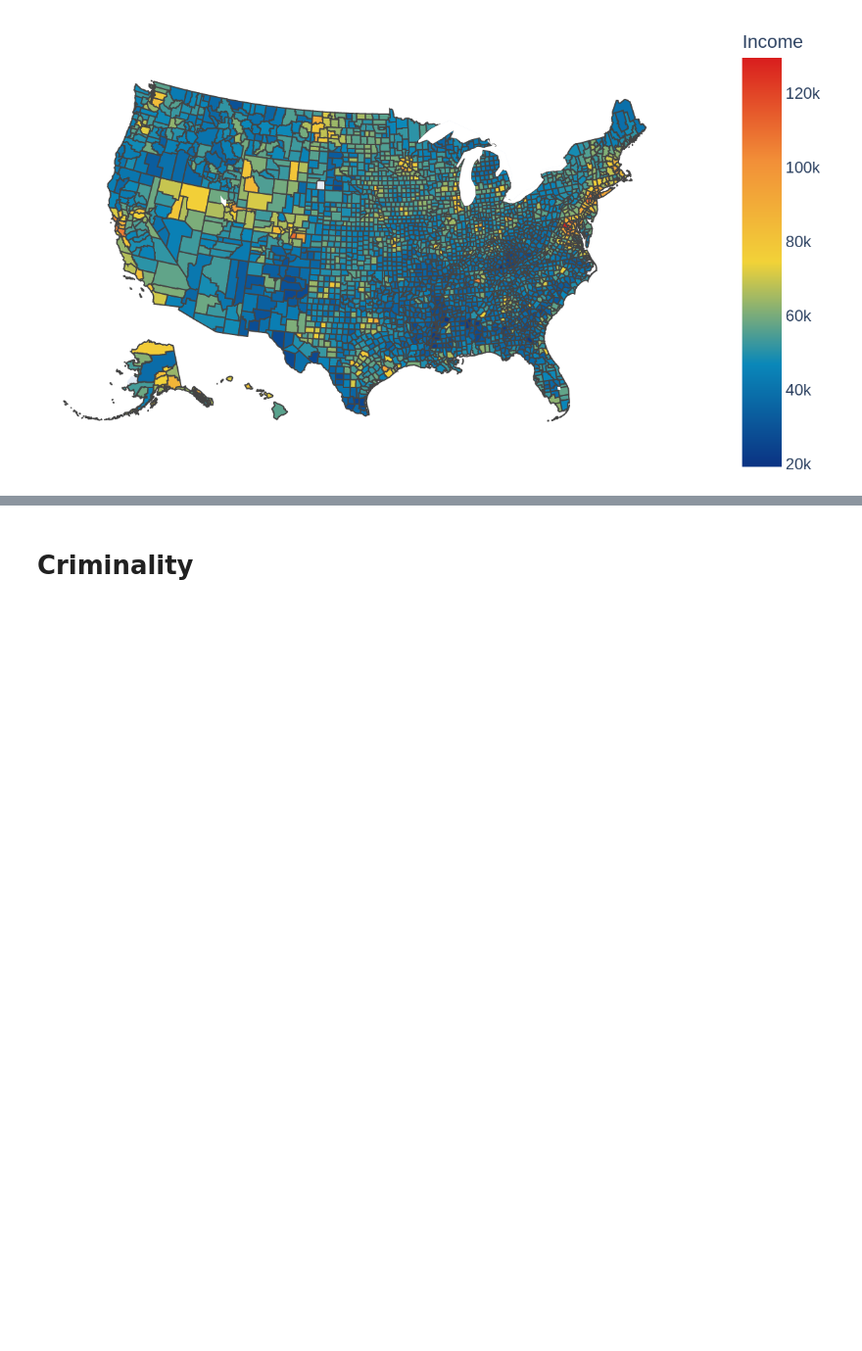
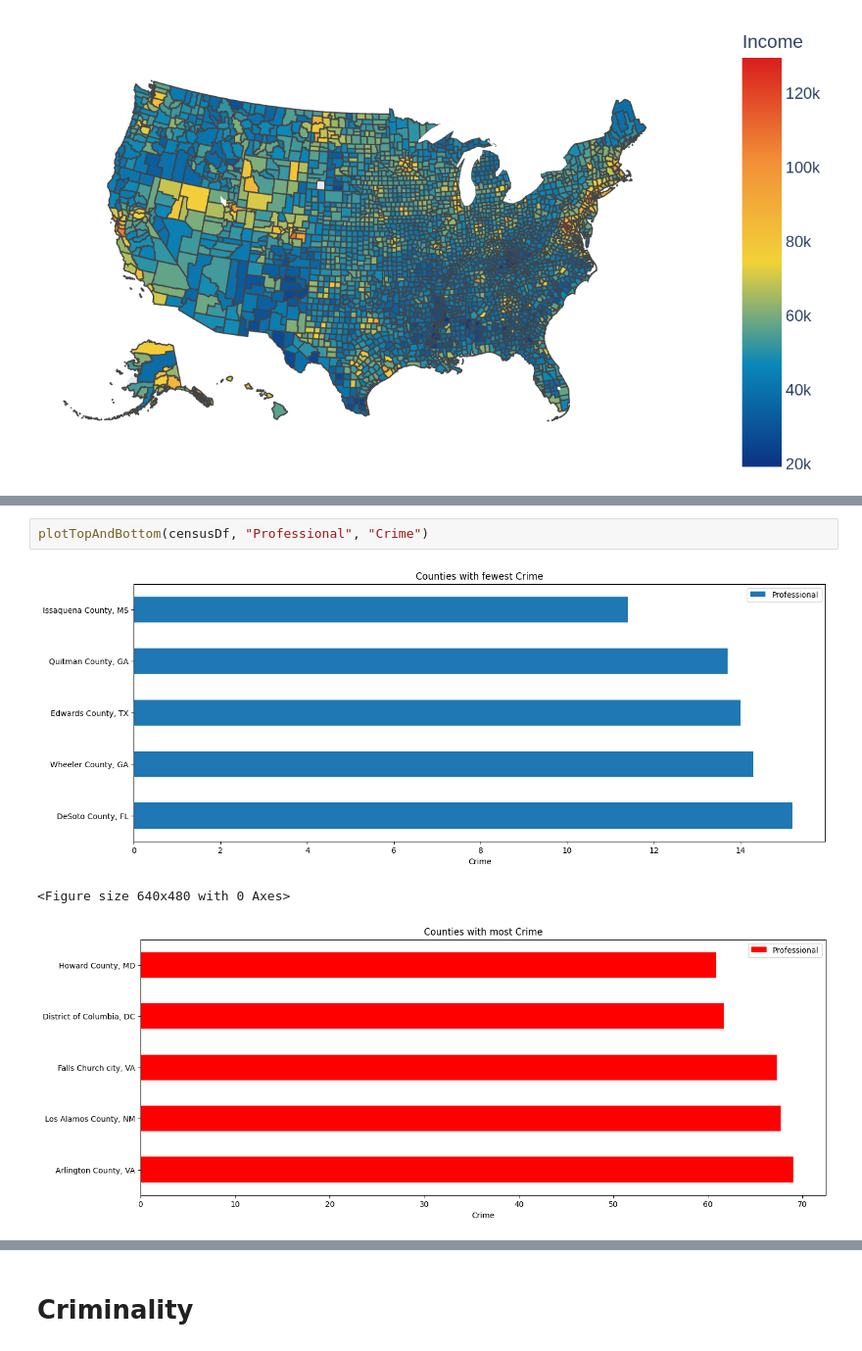
Before and after one commit to comanitza/machine-learning, a Jupyter notebook: notebooks/american-usa-statistics-visualized-on-maps.ipynb, the cells around one changed output, grey strips where cells are left out. Shown at 98% size. Cells and saved outputs as stored; diff of their text form; blank space fills up the shorter version.

Commit message:
Kaggle Notebook | American/USA statistics visualized on maps | Version 14

```diff
--- a/notebooks/american-usa-statistics-visualized-on-maps.ipynb
+++ b/notebooks/american-usa-statistics-visualized-on-maps.ipynb
@@ -268,0 +277,6 @@ showMap(censusDf, counties, "Income", min=minIncome, max=maxIncome, colorscheme=
+# %%
+plotTopAndBottom(censusDf, "Professional", "Crime")
+# %% [output]
+[figure, added]
+<Figure size 640x480 with 0 Axes>
+[figure, added]
```
Also changed, not shown: parts of 5 cells of this notebook.
